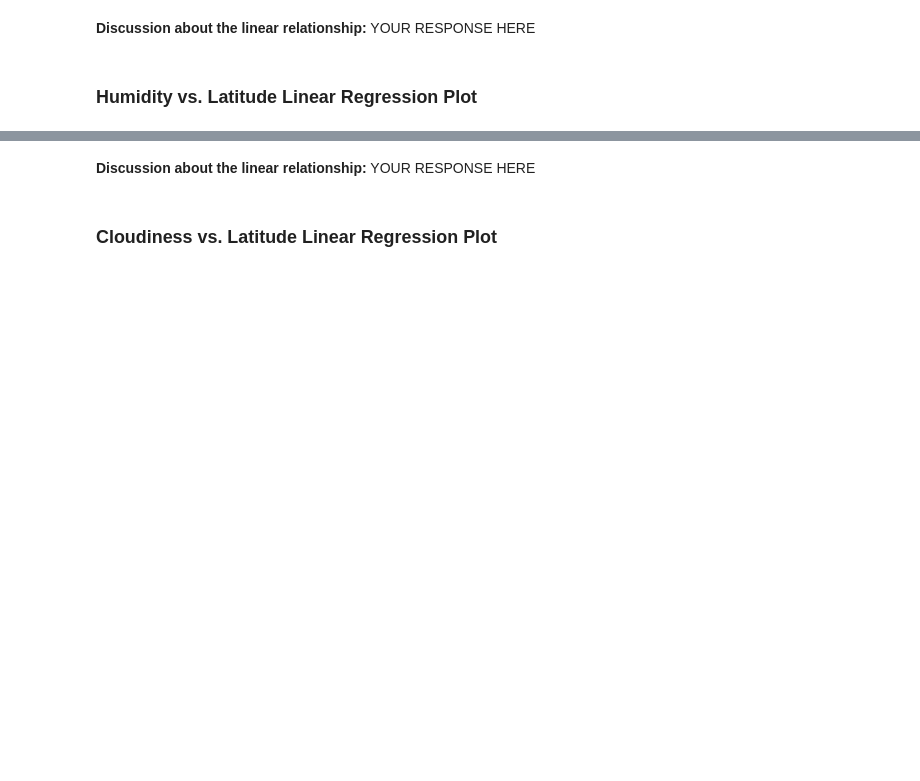
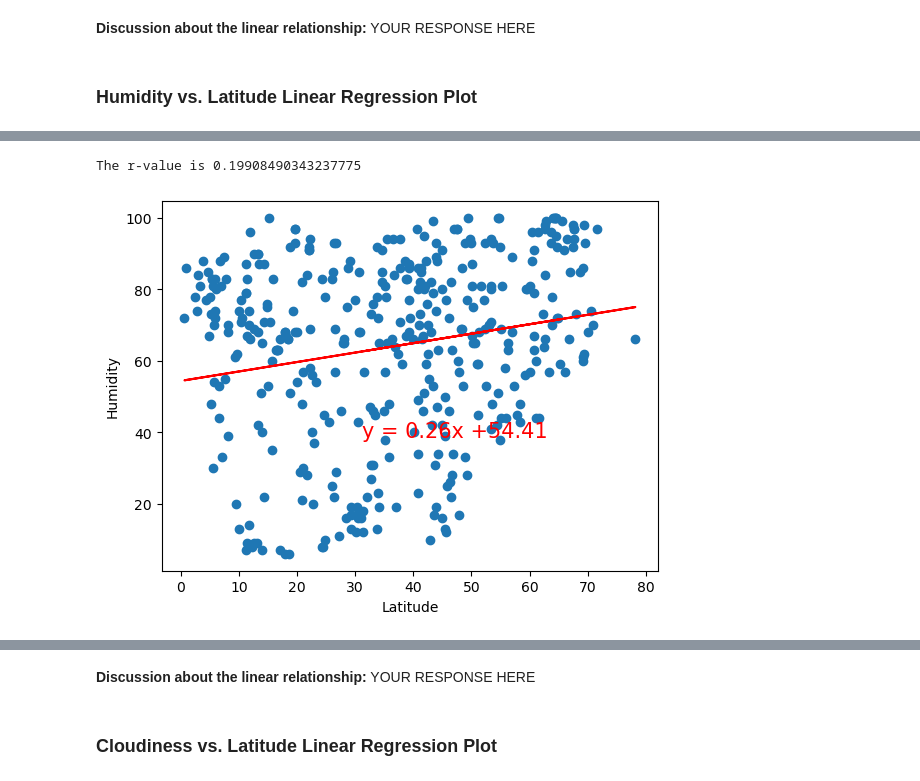
Before and after one commit to m-lohr/python-api-challenge, a Jupyter notebook: WeatherPy/WeatherPy.ipynb, the cells around one changed output, grey strips where cells are left out. Drawn from its saved outputs; the diff is of its cells as text; code cells hidden in the pictures; blank space fills up the shorter version.

```diff
--- a/WeatherPy/WeatherPy.ipynb
+++ b/WeatherPy/WeatherPy.ipynb
@@ -342,0 +363,6 @@ The r-value is: 0.0002808747046324607
+# %%
+# Northern Hemisphere
+regress_plot(northern_hemi_df["Lat"], northern_hemi_df["Humidity"], "Latitude", "Humidity")
+# %% [output]
+The r-value is 0.19908490343237775
+[figure, added]
```
Also changed, not shown: parts of 26 cells of this notebook, 5 other files.
